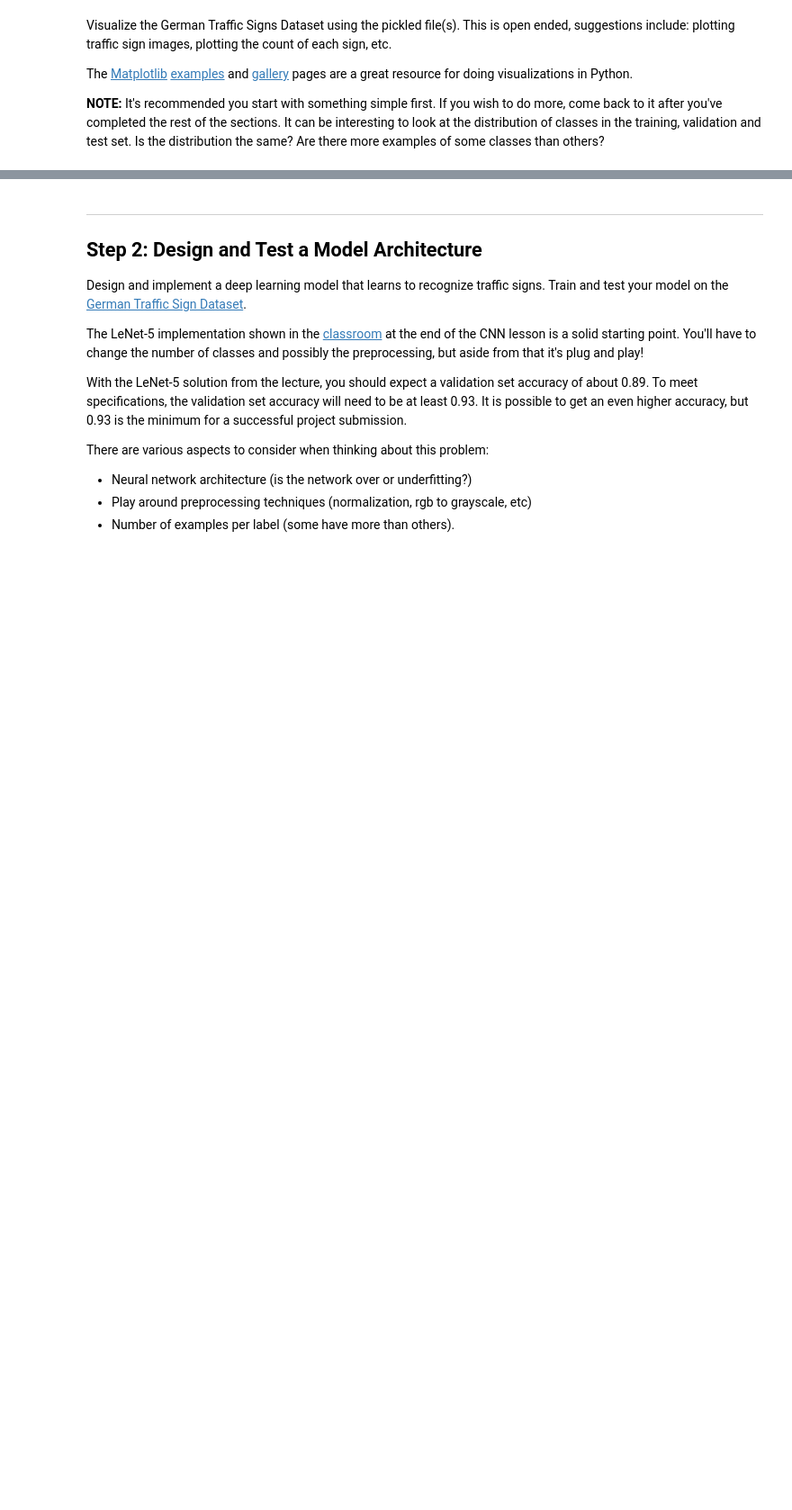
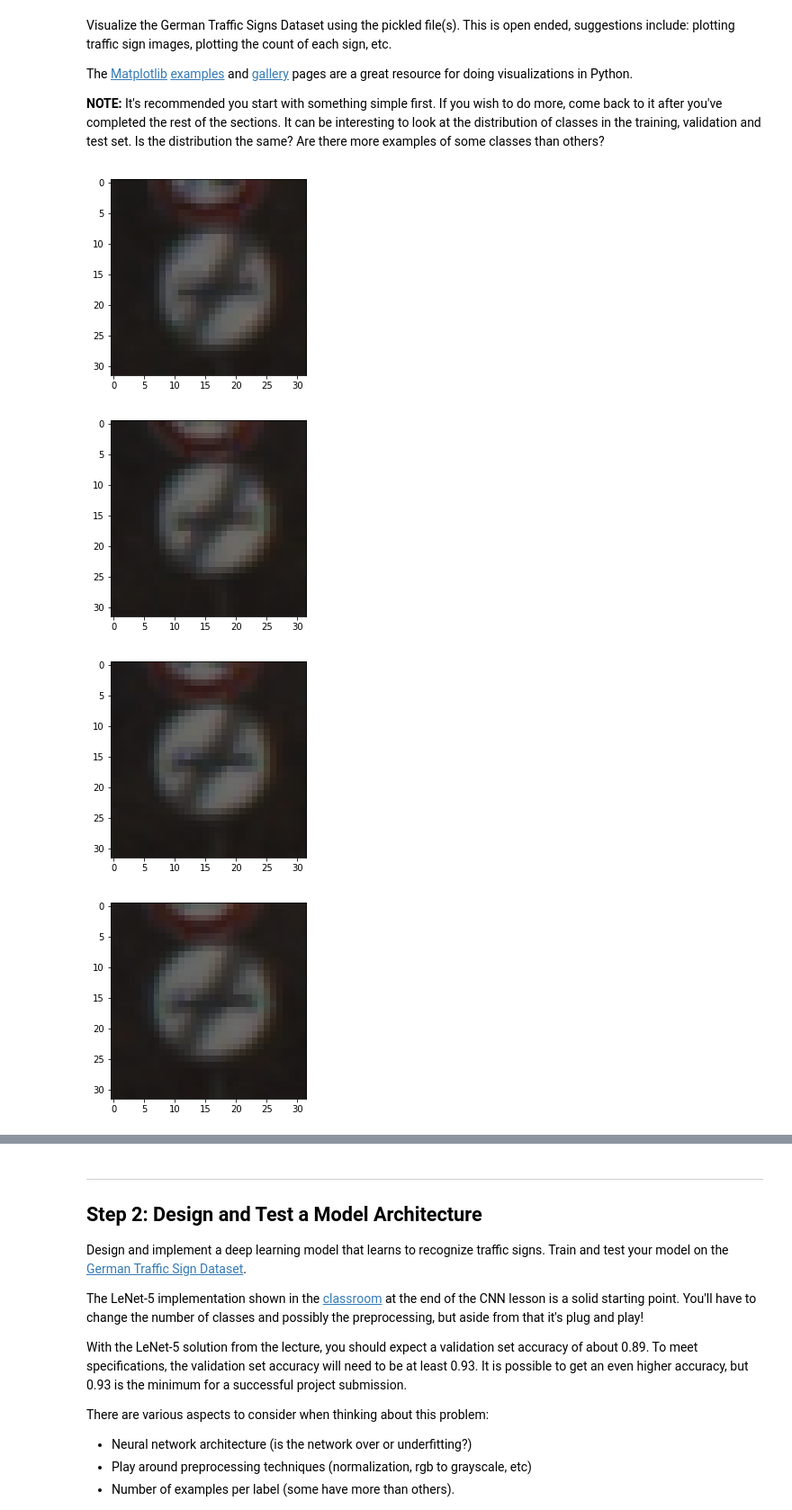
Before and after one commit to TakashiNakagawa/CarND-Traffic-Sign-Classifier-Project, a Jupyter notebook: Traffic_Sign_Classifier.ipynb, the cells around one changed output, grey strips where cells are left out. Shown: that part at 90% size. Cells and saved outputs as stored; diff of their text form; code cells hidden in the pictures; blank space fills up the shorter version.

```diff
--- a/Traffic_Sign_Classifier.ipynb
+++ b/Traffic_Sign_Classifier.ipynb
@@ -88,6 +132,16 @@ The [Matplotlib](http://matplotlib.org/) [examples](http://matplotlib.org/exampl
 # %%
 ### Data exploration visualization code goes here.
 ### Feel free to use as many code cells as needed.
 import matplotlib.pyplot as plt
 # Visualizations will be shown in the notebook.
 %matplotlib inline
+
+from matplotlib import pylab as plt
+for i in range(0,30):
+    plt.imshow(X_train[i])
+    plt.show()
+# %% [output]
+[figure, added]
+[figure, added]
+[figure, added]
+[figure, added]
```
Also changed, not shown: parts of 3 cells of this notebook.
